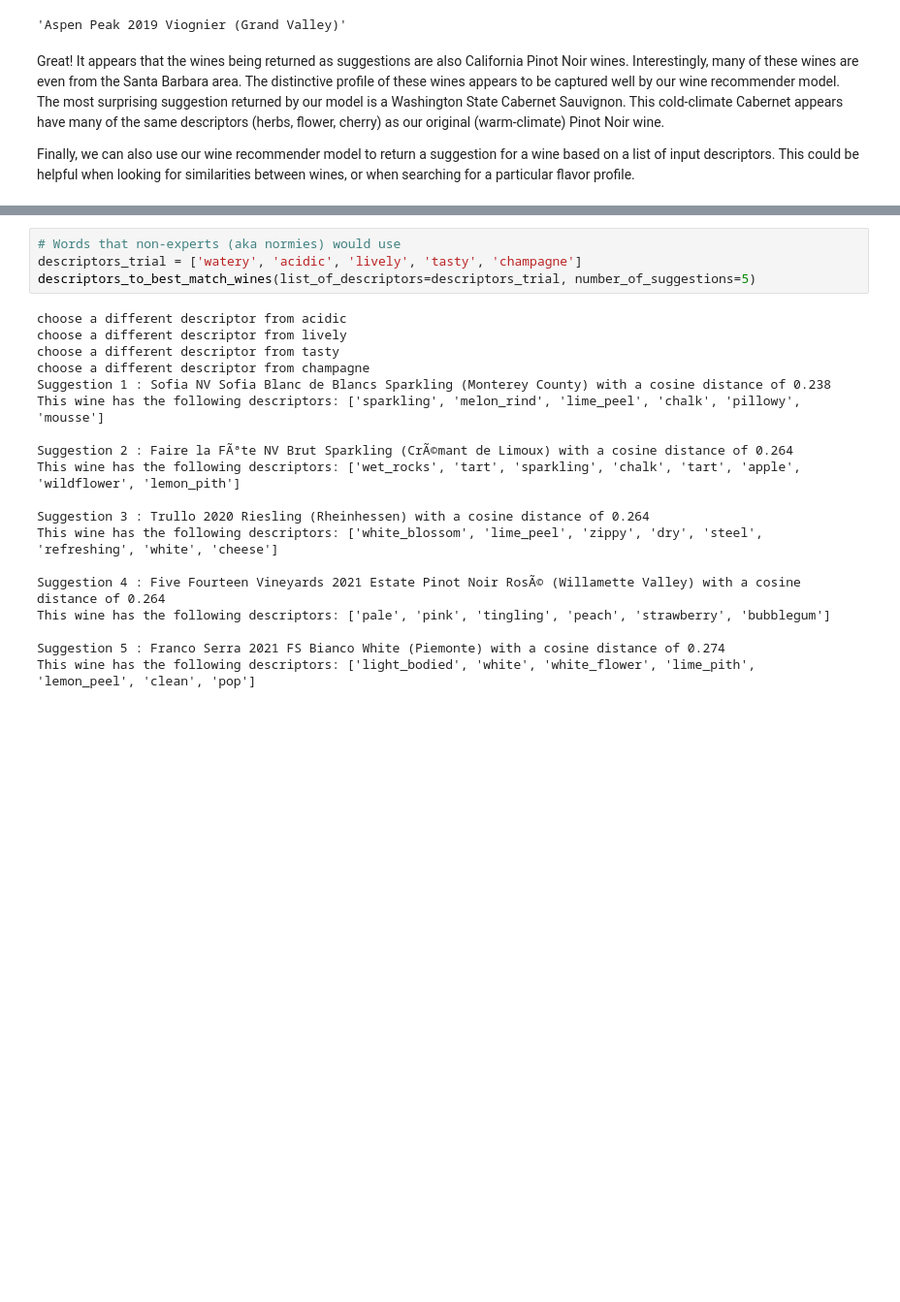
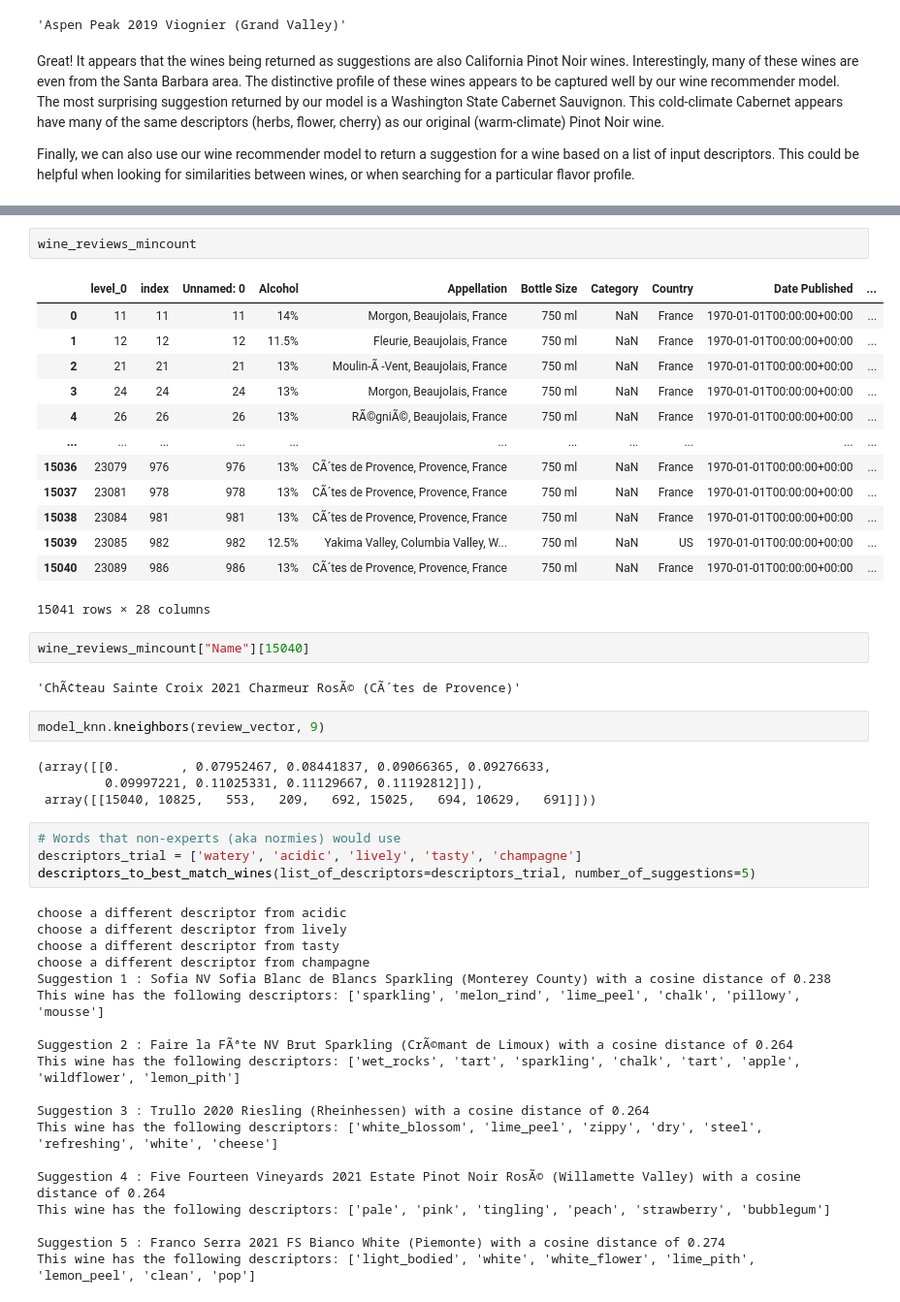
Before and after one commit to codedforhumans/wine-recommender-demo, a Jupyter notebook: app/backend/creating_wine_review_embeddings.ipynb, the cells around one changed output, grey strips where cells are left out. Shown: that part at 97% size. Saved outputs shown, nothing was run; the diff lists cells and outputs as text; blank space fills up the shorter version.

```diff
--- a/app/backend/creating_wine_review_embeddings.ipynb
+++ b/app/backend/creating_wine_review_embeddings.ipynb
@@ -537,3 +683,29 @@ This wine has the following descriptors: ['grass', 'crisp', 'lime', 'cement', 'f
+# %%
+wine_reviews_mincount
+# %% [output]
+|  | level_0 | index | Unnamed: 0 | Alcohol | Appellation | Bottle Size | Category | Country | Date Published | ... |
+| 0 | 11 | 11 | 11 | 14% | Morgon, Beaujolais, France | 750 ml | NaN | France | 1970-01-01T00:00:00+00:00 | ... |
+| 1 | 12 | 12 | 12 | 11.5% | Fleurie, Beaujolais, France | 750 ml | NaN | France | 1970-01-01T00:00:00+00:00 | ... |
+| 2 | 21 | 21 | 21 | 13% | Moulin-Ã -Vent, Beaujolais, France | 750 ml | NaN | France | 1970-01-01T00:00:00+00:00 | ... |
+| 3 | 24 | 24 | 24 | 13% | Morgon, Beaujolais, France | 750 ml | NaN | France | 1970-01-01T00:00:00+00:00 | ... |
+| 4 | 26 | 26 | 26 | 13% | RÃ©gniÃ©, Beaujolais, France | 750 ml | NaN | France | 1970-01-01T00:00:00+00:00 | ... |
+| ... | ... | ... | ... | ... | ... | ... | ... | ... | ... | ... |
+| 15036 | 23079 | 976 | 976 | 13% | CÃ´tes de Provence, Provence, France | 750 ml | NaN | France | 1970-01-01T00:00:00+00:00 | ... |
+| 15037 | 23081 | 978 | 978 | 13% | CÃ´tes de Provence, Provence, France | 750 ml | NaN | France | 1970-01-01T00:00:00+00:00 | ... |
+| 15038 | 23084 | 981 | 981 | 13% | CÃ´tes de Provence, Provence, France | 750 ml | NaN | France | 1970-01-01T00:00:00+00:00 | ... |
+| 15039 | 23085 | 982 | 982 | 12.5% | Yakima Valley, Columbia Valley, W... | 750 ml | NaN | US | 1970-01-01T00:00:00+00:00 | ... |
+| 15040 | 23089 | 986 | 986 | 13% | CÃ´tes de Provence, Provence, France | 750 ml | NaN | France | 1970-01-01T00:00:00+00:00 | ... |
+15041 rows × 28 columns
+# %%
+wine_reviews_mincount["Name"][15040]
+# %% [output]
+'ChÃ¢teau Sainte Croix 2021 Charmeur RosÃ© (CÃ´tes de Provence)'
+# %%
+model_knn.kneighbors(review_vector, 9)
+# %% [output]
+(array([[0.        , 0.07952467, 0.08441837, 0.09066365, 0.09276633,
+         0.09997221, 0.11025331, 0.11129667, 0.11192812]]),
+ array([[15040, 10825,   553,   209,   692, 15025,   694, 10629,   691]]))
 # %%
 # Words that non-experts (aka normies) would use
 descriptors_trial = ['watery', 'acidic', 'lively', 'tasty', 'champagne']
```
Also changed, not shown: parts of 18 cells of this notebook, 8 other files.
